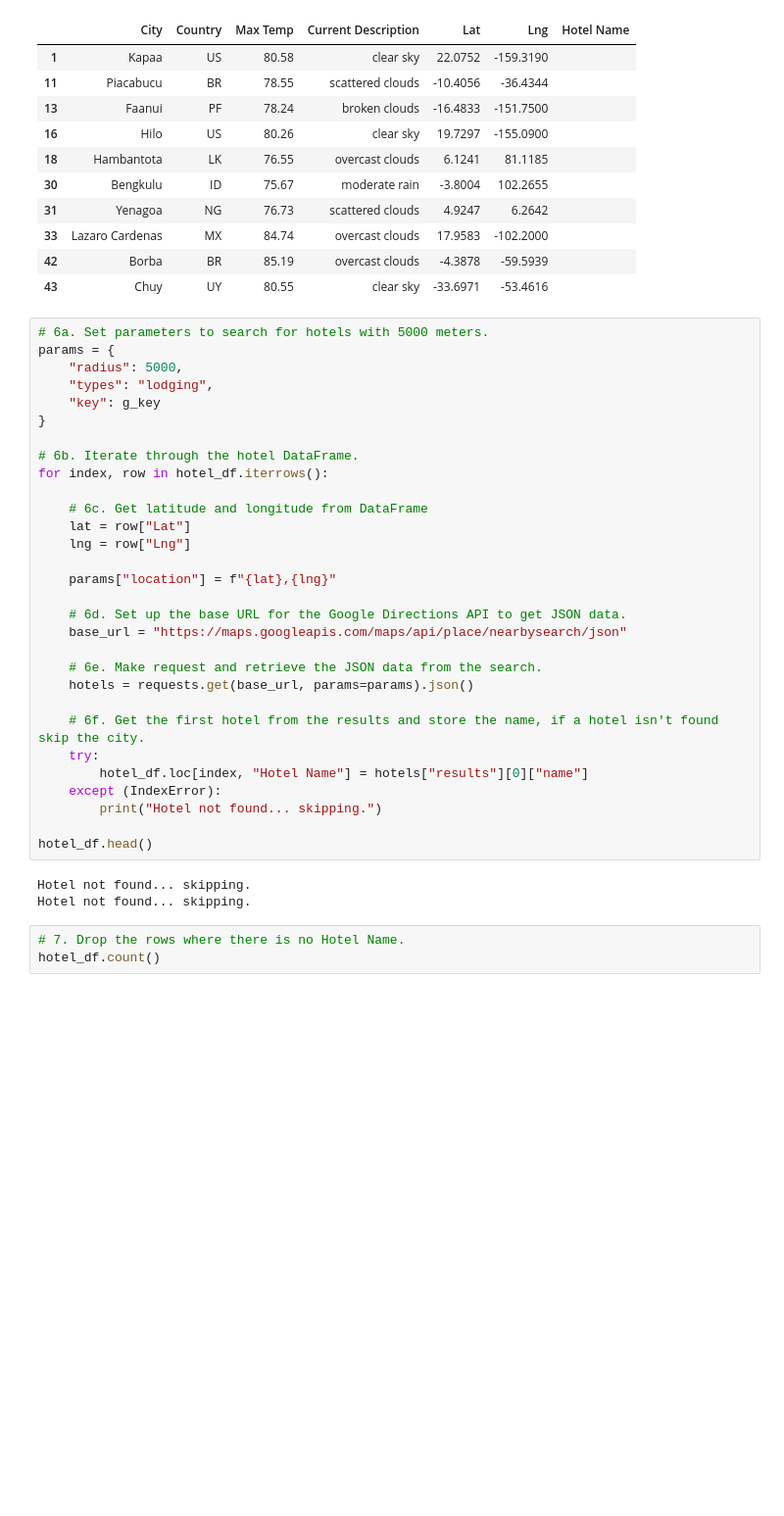
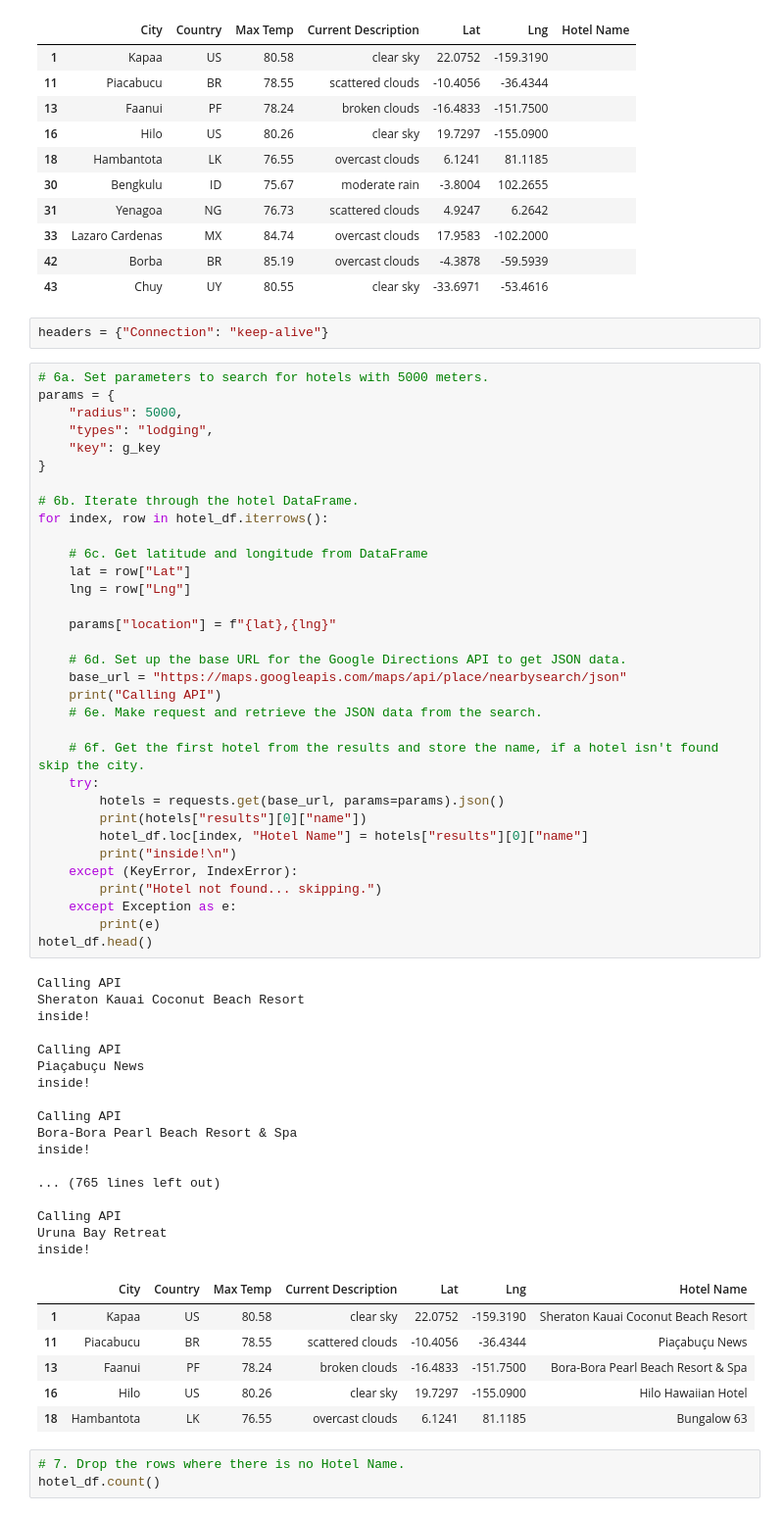
Before and after one commit to jasminpattschull/World_Weather_Analysis, a Jupyter notebook: Vacation_Search/Vacation_Search.ipynb, the cells around one changed output. Shown at 98% size. Cells and saved outputs as stored; diff of their text form; blank space fills up the shorter version.

```diff
--- a/Vacation_Search/Vacation_Search.ipynb.ipynb
+++ b/Vacation_Search/Vacation_Search.ipynb
@@ -96,39 +96,65 @@ hotel_df.head(10)
 | 33 | Lazaro Cardenas | MX | 84.74 | overcast clouds | 17.9583 | -102.2000 |  |
 | 42 | Borba | BR | 85.19 | overcast clouds | -4.3878 | -59.5939 |  |
 | 43 | Chuy | UY | 80.55 | clear sky | -33.6971 | -53.4616 |  |
+# %%
+headers = {"Connection": "keep-alive"}
 # %%
 # 6a. Set parameters to search for hotels with 5000 meters.
 params = {
     "radius": 5000,
     "types": "lodging",
     "key": g_key
 }
 
 # 6b. Iterate through the hotel DataFrame.
 for index, row in hotel_df.iterrows():
 
     # 6c. Get latitude and longitude from DataFrame
     lat = row["Lat"]
     lng = row["Lng"]
 
     params["location"] = f"{lat},{lng}"
 
     # 6d. Set up the base URL for the Google Directions API to get JSON data.
     base_url = "https://maps.googleapis.com/maps/api/place/nearbysearch/json"
-
+    print("Calling API")
     # 6e. Make request and retrieve the JSON data from the search.
-    hotels = requests.get(base_url, params=params).json()
 
     # 6f. Get the first hotel from the results and store the name, if a hotel isn't found skip the city.
     try:
+        hotels = requests.get(base_url, params=params).json()
+        print(hotels["results"][0]["name"])
         hotel_df.loc[index, "Hotel Name"] = hotels["results"][0]["name"]
-    except (IndexError):
+        print("inside!\n")
+    except (KeyError, IndexError):
         print("Hotel not found... skipping.")
-
+    except Exception as e:
+        print(e)
 hotel_df.head()
 # %% [output]
-Hotel not found... skipping.
-Hotel not found... skipping.
+Calling API
+Sheraton Kauai Coconut Beach Resort
+inside!
+
+Calling API
+Piaçabuçu News
+inside!
+
+Calling API
+Bora-Bora Pearl Beach Resort & Spa
+inside!
+
+... (765 lines left out)
+
+Calling API
+Uruna Bay Retreat
+inside!
+|  | City | Country | Max Temp | Current Description | Lat | Lng | Hotel Name |
+| 1 | Kapaa | US | 80.58 | clear sky | 22.0752 | -159.3190 | Sheraton Kauai Coconut Beach Resort |
+| 11 | Piacabucu | BR | 78.55 | scattered clouds | -10.4056 | -36.4344 | Piaçabuçu News |
+| 13 | Faanui | PF | 78.24 | broken clouds | -16.4833 | -151.7500 | Bora-Bora Pearl Beach Resort & Spa |
+| 16 | Hilo | US | 80.26 | clear sky | 19.7297 | -155.0900 | Hilo Hawaiian Hotel |
+| 18 | Hambantota | LK | 76.55 | overcast clouds | 6.1241 | 81.1185 | Bungalow 63 |
 # %%
 # 7. Drop the rows where there is no Hotel Name.
 hotel_df.count()
```
Also changed, not shown: 18 other files.
